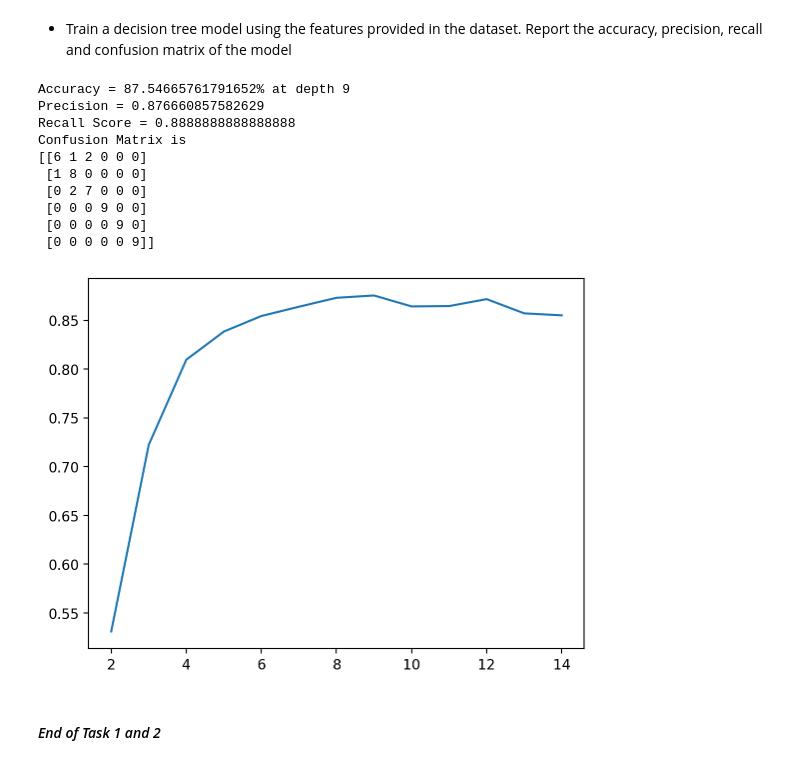
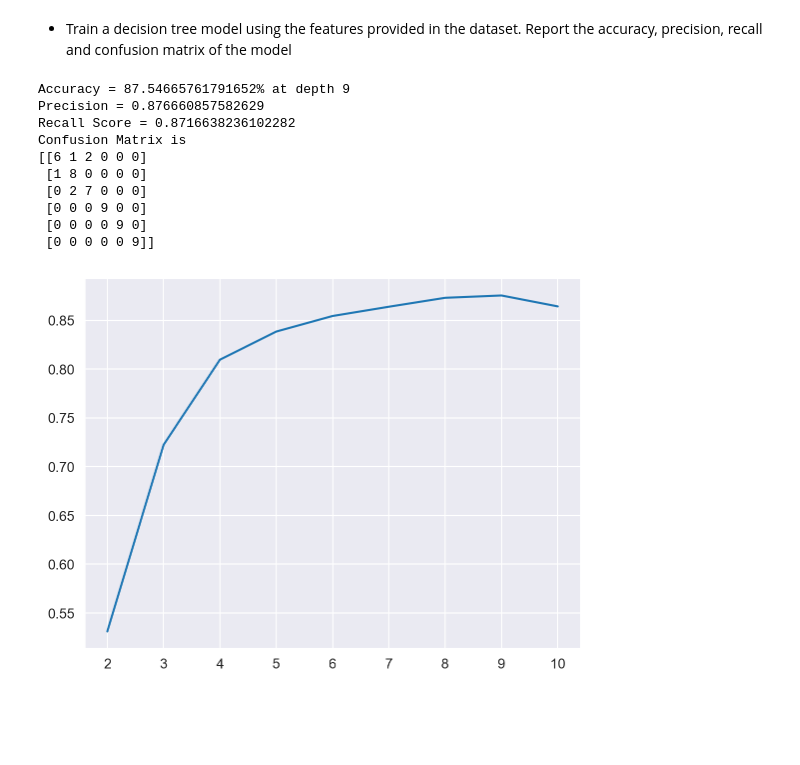
Before and after one commit to Reckadon/ES335-ML-Assignment-1, a Jupyter notebook: Task1and2.ipynb, the cells around one changed output. Cells and saved outputs as stored; diff of their text form; code cells hidden in the pictures; blank space fills up the shorter version.

Commit message:
Task 2 Last q added.

```diff
--- a/Task1and2.ipynb
+++ b/Task1and2.ipynb
@@ -399,21 +399,13 @@ Classes: [(1, 'WALKING'), (2, 'WALKING_UPSTAIRS'), (3, 'WALKING_DOWNSTAIRS'), (4
 # %% [markdown]
 ### 4. Calculate the correlation matrix of the features obtained by TSFEL and provided in the dataset. Identify the features that are highly correlated with each other. Are there any redundant features? [1 marks]
 # %%
-%%capture
 # Finding correlation matrix for TSFEL data.
 corr = features.corr()
 
 corrd = pd.DataFrame(corr)
 condition_hc = corrd > 0.999
-condition_redundant = corrd < 0.001
 
 for column in corrd.columns:
     in_hc = corrd.index[condition_hc[column]]  # Get columns where condition_hc is True
     for index in in_hc:
         print(f"Feature 1: {column}, Feature 2: {index}")
-print()
-print("Redundant Features")
-for column in corrd.columns:
-    i = corrd.index[condition_redundant[column]]
-    for j in i:
-        print(f"Feature 1: {column}, Feature 2: {j}")
@@ -574,39 +583,37 @@ Confusion Matrix is
 - Train a decision tree model using the features provided in the dataset. Report the accuracy, precision, recall and confusion matrix of the model
 # %%
 m = []
-for i in range(2,15):
+for i in range(2,11):
     clf = DecisionTreeClassifier(random_state=2,max_depth=i)
     clf.fit(x, yg)
     yraw = clf.predict(xtest)
     m.append((accuracy_score(ytest, yraw), precision_score(ytest, yraw, average='macro', zero_division=0),
-          recall_score(y_test, y_pred, average='macro')))
+          recall_score(ytest, yraw, average='macro')))
 
 n = []
 for i in range(len(m)):
     n.append(m[i][0])
 
 q = 0
 idx = 0
 for i in range(len(n)):
     if q < n[i]:
         q = n[i]
         idx = i
 print(f"Accuracy = {m[idx][0]*100}% at depth {idx+2}")
 print(f"Precision = {m[idx][1]}")
 print(f"Recall Score = {m[idx][2]}")
-plt.plot(range(2, 15), n)
+plt.plot(range(2, 11), n)
 print(f"Confusion Matrix is\n{confusion_matrix(y_test, y_pred)}")
 # %% [output]
 Accuracy = 87.54665761791652% at depth 9
 Precision = 0.876660857582629
-Recall Score = 0.8888888888888888
+Recall Score = 0.8716638236102282
 Confusion Matrix is
 [[6 1 2 0 0 0]
  [1 8 0 0 0 0]
  [0 2 7 0 0 0]
  [0 0 0 9 0 0]
  [0 0 0 0 9 0]
  [0 0 0 0 0 9]]
-[figure, old version]
+[figure, new version]
-# %% [markdown]
-#### _End of Task 1 and 2_
```
Also changed, not shown: parts of 11 cells of this notebook.
